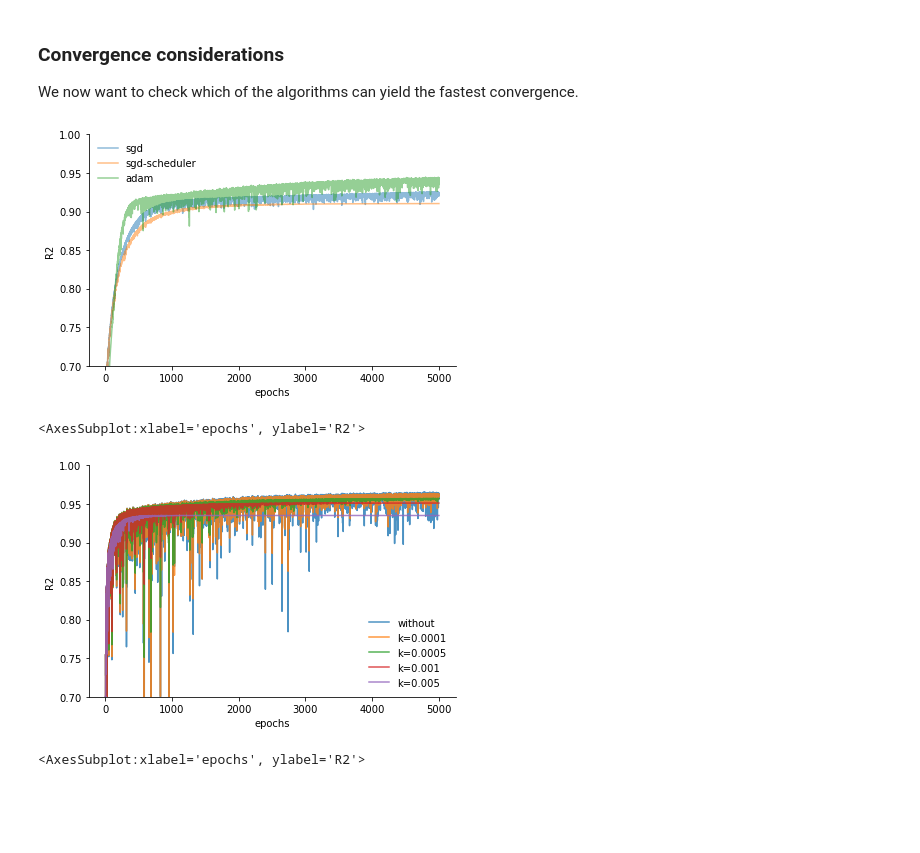
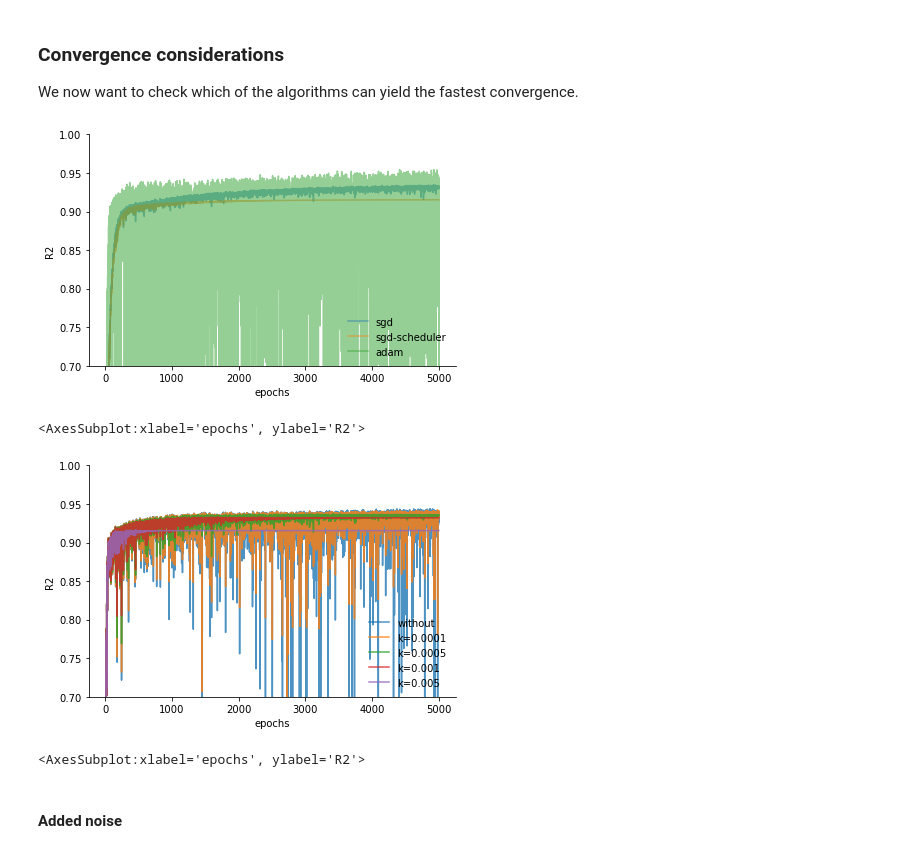
Before and after one commit to frederikrogge/compsci-project, a Jupyter notebook: Notebooks/task_f.ipynb, the cells around one changed output. Cells and saved outputs as stored; diff of their text form; code cells hidden in the pictures; blank space fills up the shorter version.

```diff
--- a/Notebooks/task_f.ipynb
+++ b/Notebooks/task_f.ipynb
@@ -43,7 +48,7 @@ First, consider the simple case of a linear regression model that is trained usi
 # %%
 # Define parameters
 epochs = 2000
-lr = 0.1
+lr = 0.001
 batch_size = 1
 
 # Instantiate optimizer and model
@@ -129,6 +134,7 @@ for i, epochs in enumerate(n_epochs):
         all_scores.append(r2_scores)
 
     df = pd.DataFrame(np.array(all_scores), index=batch_sizes, columns=lrs)
+    df = df.mask(df < -100)
     heatmap = sns.heatmap(df, vmin=0, vmax=1, annot=True, fmt=".2f",)
     plt.xlabel('lr')
     plt.ylabel('batch size')
@@ -161,10 +167,10 @@ Results for 5000 epochs
 
 Here, we will study the effect of an exponentially decaying learning rate.
 # %%
-lrs = [5e-3, 1e-2, 5e-2, 1e-1, 5e-1]
+lrs = [1e-3, 5e-3, 1e-2, 5e-2, 1e-1]
 batch_sizes = [1, 5, 20, 50, 100]
 epochs = 5000
-k = 0.0001
+k = 0.001
 
 # Iterate over different batch sizes
 all_losses = []
@@ -195,6 +201,7 @@ for batch_size in batch_sizes:
     all_scores.append(r2_scores)
 
 df = pd.DataFrame(np.array(all_scores), index=batch_sizes, columns=lrs)
+df = df.mask(df < -100)
 heatmap = sns.heatmap(df, vmin=0, vmax=1, annot=True, fmt=".2f",)
 plt.xlabel('lr')
 plt.ylabel('batch size')
@@ -215,17 +222,19 @@ plot_metric(y=all_scores, x=np.arange(len(lrs)), nx_ticks=lrs, y_limit=[0, 1], s
 # %% [markdown]
 Let's take a look at the learning rate schedule
 # %%
-lr = 0.1
+lr0 = 0.1
 ks = [0.0001, 0.0005, 0.001, 0.005]
 epochs = 5000
 results = []
+results.append([lr0 for _ in range(epochs)])
 for k in ks:
-    lr_scheduler = ExpLearningScheduler(lr, k=k)
+    lr_scheduler = ExpLearningScheduler(lr0, k=k)
     lrs = []
+    lr = lr0
     for _ in range(epochs):
+        lrs.append(lr)
         lr = lr_scheduler.update()
-        lrs.append(lr)
     results.append(lrs)
-legend = ['k={}'.format(k) for k in ks]
+legend = ['without'] + ['k={}'.format(k) for k in ks]
 plot_metric(y=results, show=True, save=True, legend=legend, x_label='epoch', y_label='lr', name='f_lr-scheduler')
 # %% [output]
@@ -346,11 +356,11 @@ plot_metric(y=all_scores, x=np.arange(len(lrs)), nx_ticks=lrs, show=True, save=T
 We now want to check which of the algorithms can yield the fastest convergence.
 # %%
 epochs = 5000
-batch_size = 10
+batch_size = 5
 all_scores = []
 
 # Normal SGD
-lr = 0.1
+lr = 0.01
 model = LinearRegression(dimension=x_train.shape[1], random_init=True, reduction='mean')
 optimizer = SGD(lr=lr)
 
@@ -372,7 +382,7 @@ for _ in range(epochs):
 all_scores.append(r2_scores)
 
 # SGD learning rate decay
-lr = 0.1
+lr = 0.01
 model = LinearRegression(dimension=x_train.shape[1], random_init=True, reduction='mean')
 optimizer = SGD(lr=lr)
 lr_scheduler = lr_scheduler = ExpLearningScheduler(lr, k=0.001)
@@ -394,36 +404,36 @@ for _ in range(epochs):
     r2 = R2(y_test, y_hat)
     r2_scores.append(r2)
 
 all_scores.append(r2_scores)
 
 # Adam optimizer
-lr = 0.005
-batch_size = 20
+lr = 0.01
+batch_size = 5
 model = LinearRegression(dimension=x_train.shape[1], random_init=True, reduction='mean')
 optimizer = Adam(lr=lr)
 
 r2_scores = []
 for _ in range(epochs):
     # Generate batches
     x_batches, y_batches = generate_batches(x_train, y_train, batch_size)
     # Iterate through batches
     for x, y in zip(x_batches, y_batches):
         # Determine the gradient for this batch
         gradient = model.gradient(x, y)
         # Update parameters using optimizer
         model.beta = optimizer.update(model.beta, gradient)
     # Prediction
     y_hat = model.predict(x_test)
     r2 = R2(y_test, y_hat)
     r2_scores.append(r2)
 
 all_scores.append(r2_scores)
 
 
 legend = ['sgd', 'sgd-scheduler', 'adam']
 plot_metric(y=all_scores, y_limit=[0.7, 1], show=True, save=True, x_label='epochs', y_label='R2', name='f_convergence', legend=legend, alpha=0.5)
 # %% [output]
-[figure, old version]
+[figure, new version]
 <AxesSubplot:xlabel='epochs', ylabel='R2'>
 # %%
 epochs = 5000
@@ -432,7 +442,7 @@ ks = [0.0001, 0.0005, 0.001, 0.005]
 all_scores = []
 
 # Normal SGD
-lr = 0.1
+lr = 0.01
 model = LinearRegression(dimension=x_train.shape[1], random_init=True, reduction='mean')
 optimizer = SGD(lr=lr)
 
@@ -454,12 +464,12 @@ for _ in range(epochs):
 all_scores.append(r2_scores)
 
 # SGD learning rate decay
-lr = 0.1
+lr = 0.01
 
 for k in ks:
     model = LinearRegression(dimension=x_train.shape[1], random_init=True, reduction='mean')
     optimizer = SGD(lr=lr)
-    lr_scheduler = lr_scheduler = ExpLearningScheduler(lr, k=k)
+    lr_scheduler = ExpLearningScheduler(lr, k=k)
 
     r2_scores = []
     for _ in range(epochs):
@@ -486,9 +496,10 @@ batch_size = 10
 model = LinearRegression(dimension=x_train.shape[1], random_init=True, reduction='mean')
 optimizer = Adam(lr=lr)
 
-
 legend = ['without'] + ['k={}'.format(k) for k in ks]
 plot_metric(y=all_scores, y_limit=[0.7, 1], show=True, save=True, x_label='epochs', y_label='R2', name='f_convergence2', legend=legend, alpha=0.8)
 # %% [output]
-[figure, old version]
+[figure, new version]
 <AxesSubplot:xlabel='epochs', ylabel='R2'>
+# %% [markdown]
+#### Added noise
```
Also changed, not shown: parts of 10 cells of this notebook, 44 other files.
